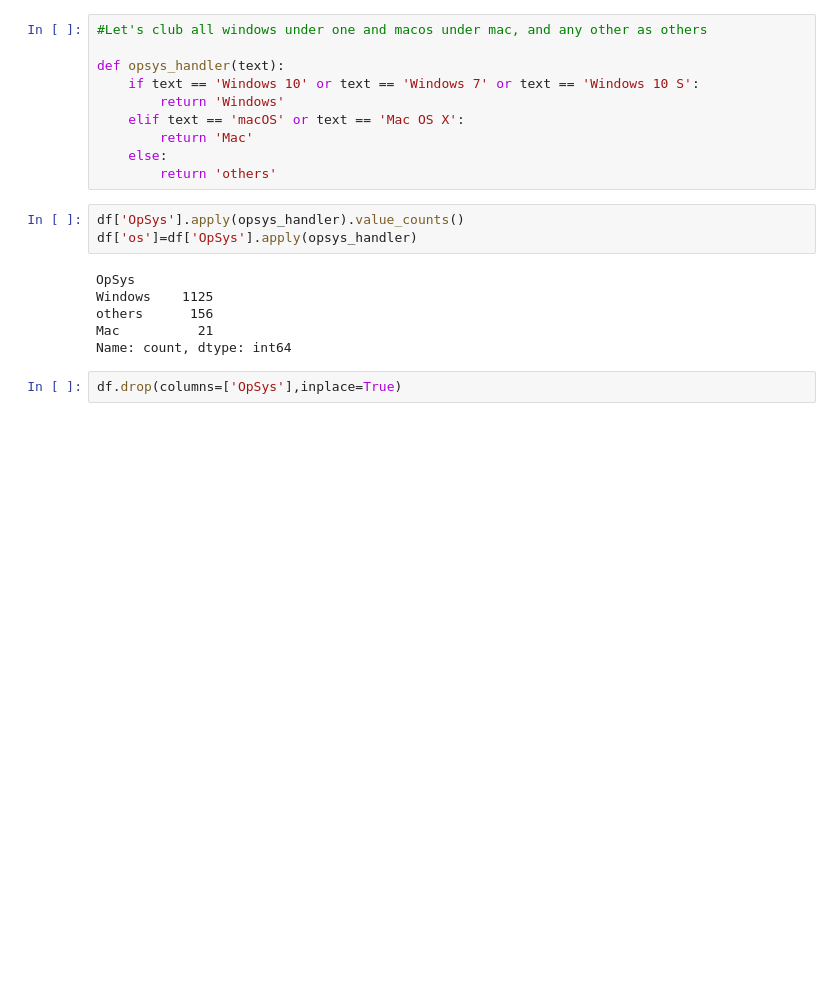
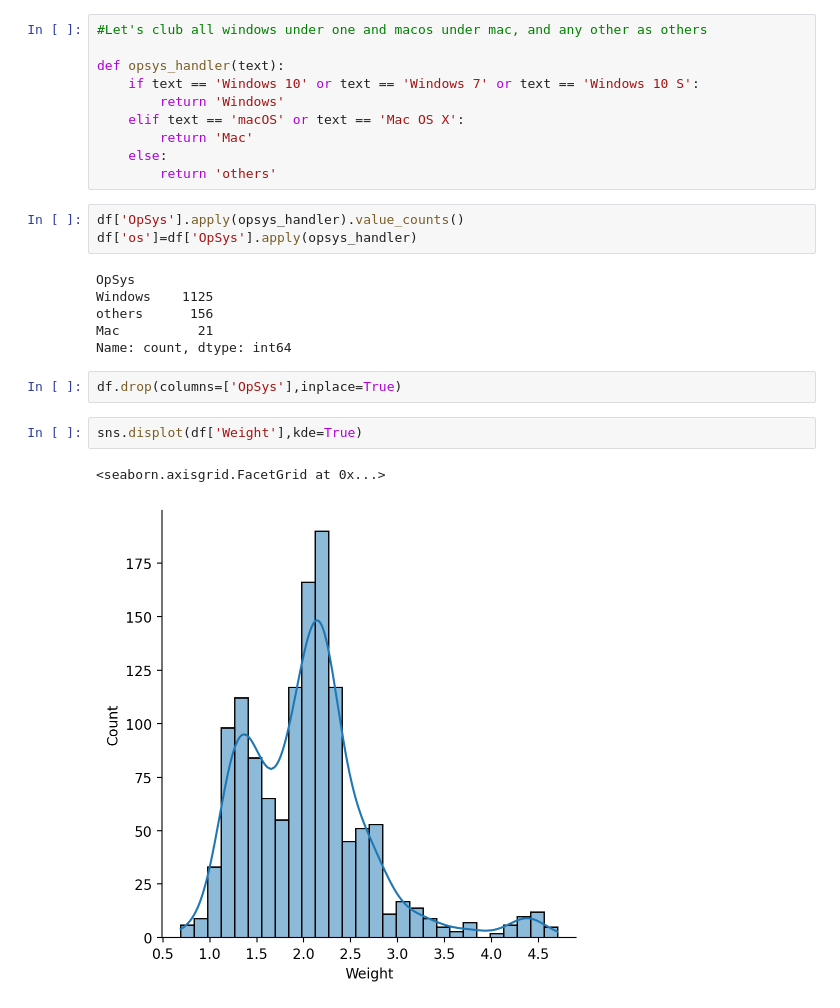
Before and after one commit to gvsreekar/Laptop-price-prediction, a Jupyter notebook: notebooks/model.ipynb, the cells around one changed output. Cells and saved outputs as stored; diff of their text form; blank space fills up the shorter version.

```diff
--- a/notebooks/model.ipynb
+++ b/notebooks/model.ipynb
@@ -704,3 +704,8 @@ Mac          21
 Name: count, dtype: int64
 # %%
 df.drop(columns=['OpSys'],inplace=True)
+# %%
+sns.displot(df['Weight'],kde=True)
+# %% [output]
+<seaborn.axisgrid.FacetGrid at 0x...>
+[figure, added]
```
Also changed, not shown: parts of 7 cells of this notebook.
